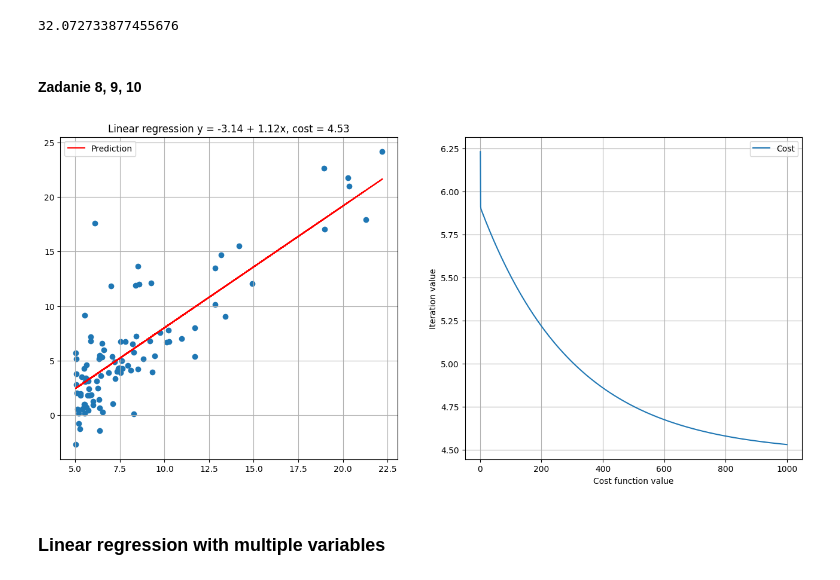
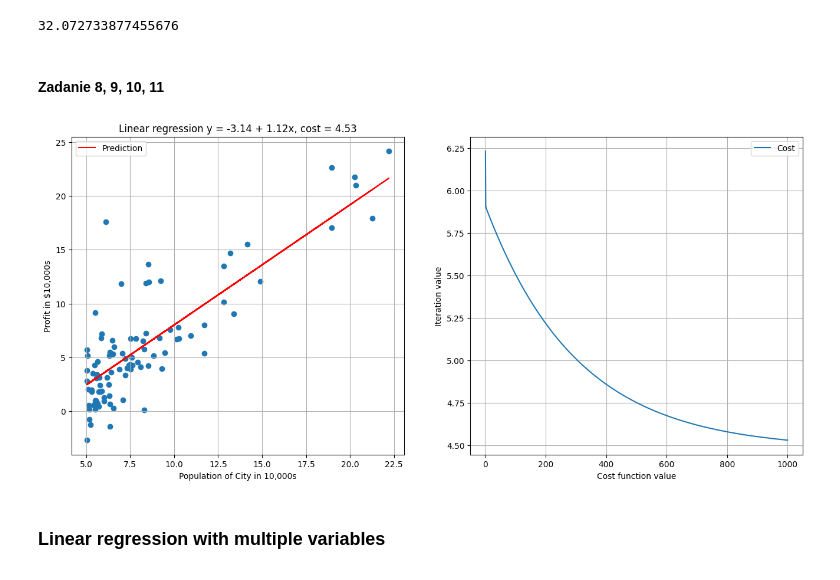
Before and after one commit to DanielJurkowski/UM, a Jupyter notebook: Lab2/lab2_jurkowski_daniel.ipynb, the cells around one changed output. Cells and saved outputs as stored; diff of their text form; code cells hidden in the pictures.

```diff
--- a/Lab2/lab2_jurkowski_daniel.ipynb
+++ b/Lab2/lab2_jurkowski_daniel.ipynb
@@ -51,14 +54,18 @@ data.insert(0, 'Ones', 1)
 X = [data['Ones'], data['Population']]
 Y = data['Profit']
 
-X = np.matrix(X)
-Y = np.matrix(Y.values)
-theta = np.matrix(np.array([0.,0.]))
+X = np.array(X)
+Y = np.array(Y.values)
+
+X_data1 = X
+Y_data1 = Y
+
+theta = np.zeros((X.shape[0], 1), dtype=np.float32)
 # %%
 def cost_function(X, Y, theta):
-    m = Y.shape[1]
+    m = Y.shape[0]
 
-    return np.sum(np.square(theta*X - Y)) / (2 * m)
+    return np.sum(np.square(theta.T@X - Y)) / (2 * m)
 
 # test of function
 print(cost_function(X, Y, theta))
@@ -69,34 +76,36 @@ def gradient_method(X, Y, theta, alpha, iter):
     costs = []
 
     for i in range(iter):
-        theta[0, 0] = theta[0, 0] - (alpha / X.shape[1]) * np.sum(theta*X - Y)
-        theta[0, 1] = theta[0, 1] - (alpha / X.shape[1]) * np.sum((theta*X - Y) * X.T)
+        theta[0] = theta[0] - (alpha / X.shape[1]) * np.sum(theta.T@X - Y)
+        theta[1] = theta[1] - (alpha / X.shape[1]) * np.sum((theta.T@X - Y) @ X.T)
         cost = cost_function(X, Y, theta)
         costs.append(cost)
 
     return costs[-1], theta, costs
 # %% [markdown]
-#### Zadanie 8, 9, 10
+#### Zadanie 8, 9, 10, 11
 # %%
 alpha = 0.01
 iter = 1000
 
 cost, theta, costs = gradient_method(X, Y, theta, alpha, iter)
 
 fig, ax = plt.subplots(1, 2, figsize=(16, 7))
 ax[0].scatter(x, y)
-ax[0].plot(data['Population'], theta[0, 0] + theta[0, 1] * data['Population'], '-r', label='Prediction')
+ax[0].plot(data['Population'], theta[0] + theta[1] * data['Population'], '-r', label='Prediction')
 ax[0].grid()
 ax[0].legend()
-ax[0].set_title(f'Linear regression y = {theta[0, 0]:.2f} + {theta[0, 1]:.2f}x, cost = {cost:.2f}')
+ax[0].set_xlabel('Population of City in 10,000s')
+ax[0].set_ylabel('Profit in $10,000s')
+ax[0].set_title(f'Linear regression y = {theta[0][0]:.2f} + {theta[1][0]:.2f}x, cost = {cost:.2f}')
 ax[1].plot(np.arange(1, iter + 1), costs, label='Cost')
 ax[1].grid()
 ax[1].set_xlabel('Cost function value')
 ax[1].set_ylabel('Iteration value')
 ax[1].legend()
 plt.show()
 # %% [output]
-[figure, old version]
+[figure, new version]
 # %% [markdown]
 ### Linear regression with multiple variables
 # %% [markdown]
```
Also changed, not shown: parts of 8 cells of this notebook.
